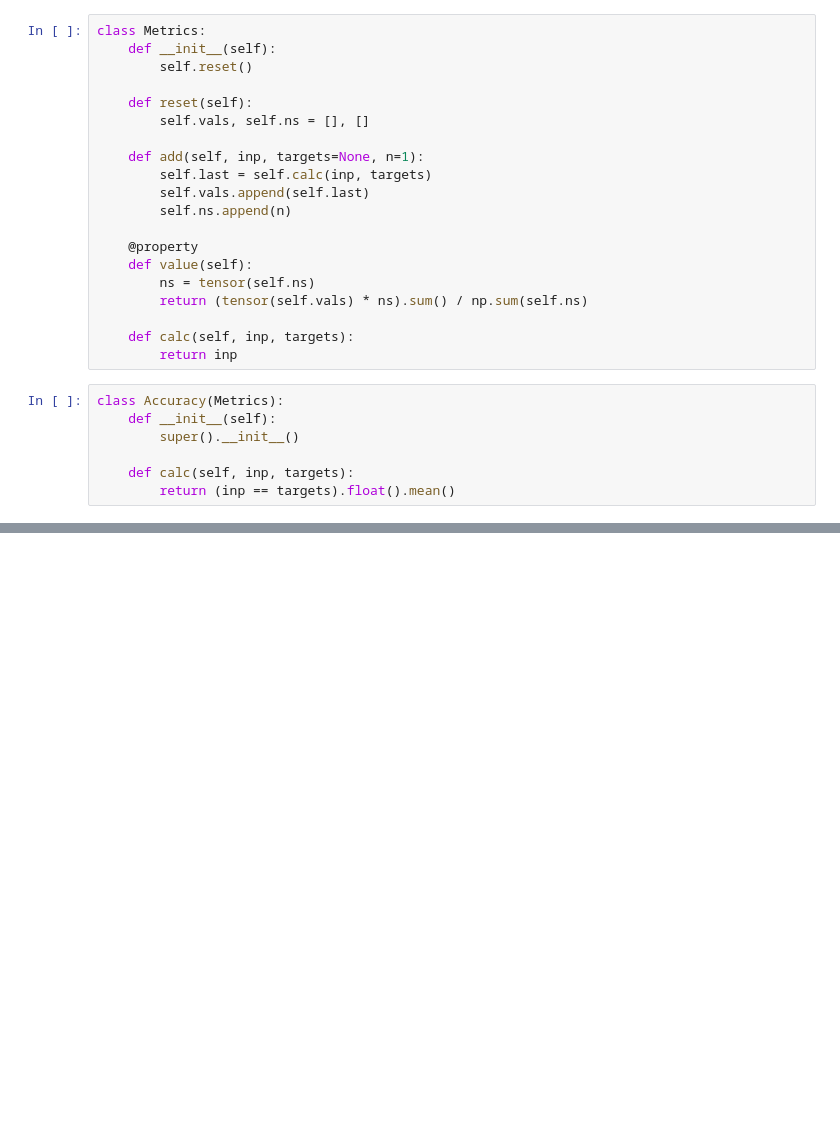
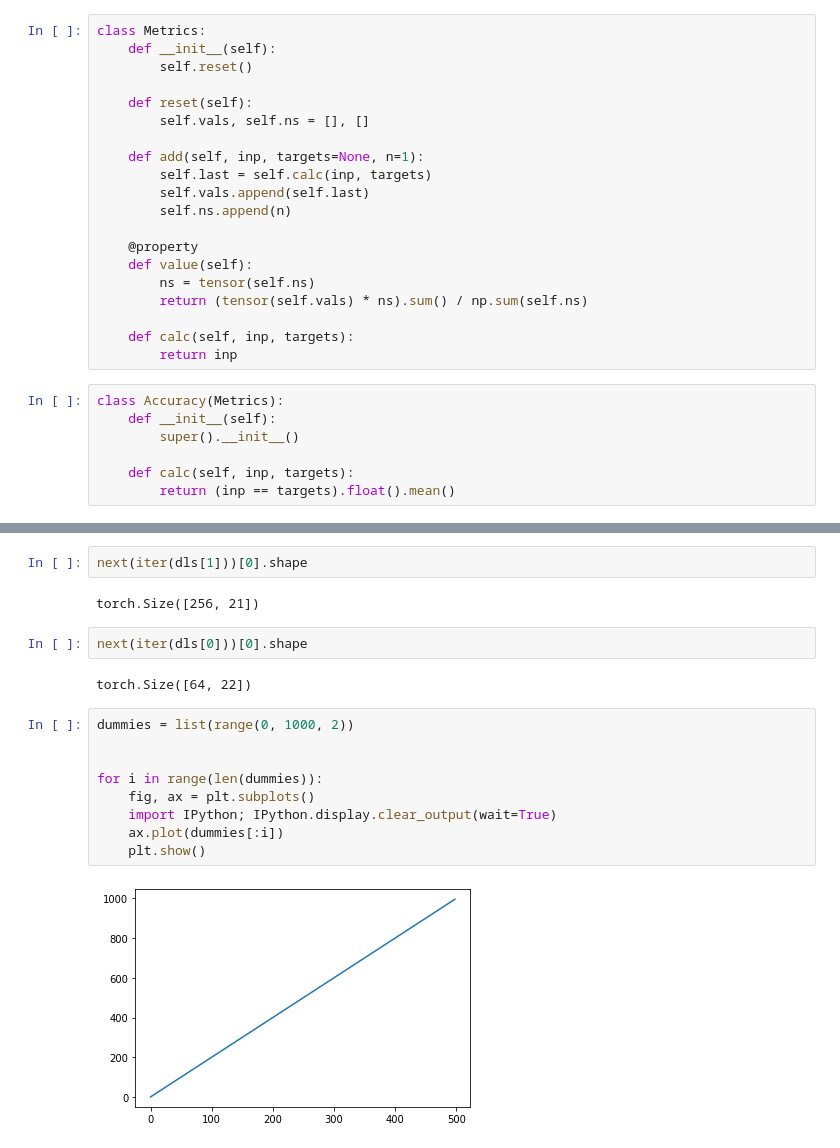
Before and after one commit to NLTuan/kagglecomps, a Jupyter notebook: spaceship-titanic.ipynb, the cells around one changed output, grey strips where cells are left out. Drawn from its saved outputs; the diff is of its cells as text; blank space fills up the shorter version.

```diff
--- a/spaceship-titanic.ipynb
+++ b/spaceship-titanic.ipynb
@@ -253,0 +288,19 @@ torch.Size([4277, 22])
+# %%
+next(iter(dls[1]))[0].shape
+# %% [output]
+torch.Size([256, 21])
+# %%
+next(iter(dls[0]))[0].shape
+# %% [output]
+torch.Size([64, 22])
+# %%
+dummies = list(range(0, 1000, 2))
+
+
+for i in range(len(dummies)):
+    fig, ax = plt.subplots()
+    import IPython; IPython.display.clear_output(wait=True)
+    ax.plot(dummies[:i])
+    plt.show()
+# %% [output]
+[figure, added]
```
Also changed, not shown: parts of 13 cells of this notebook.
